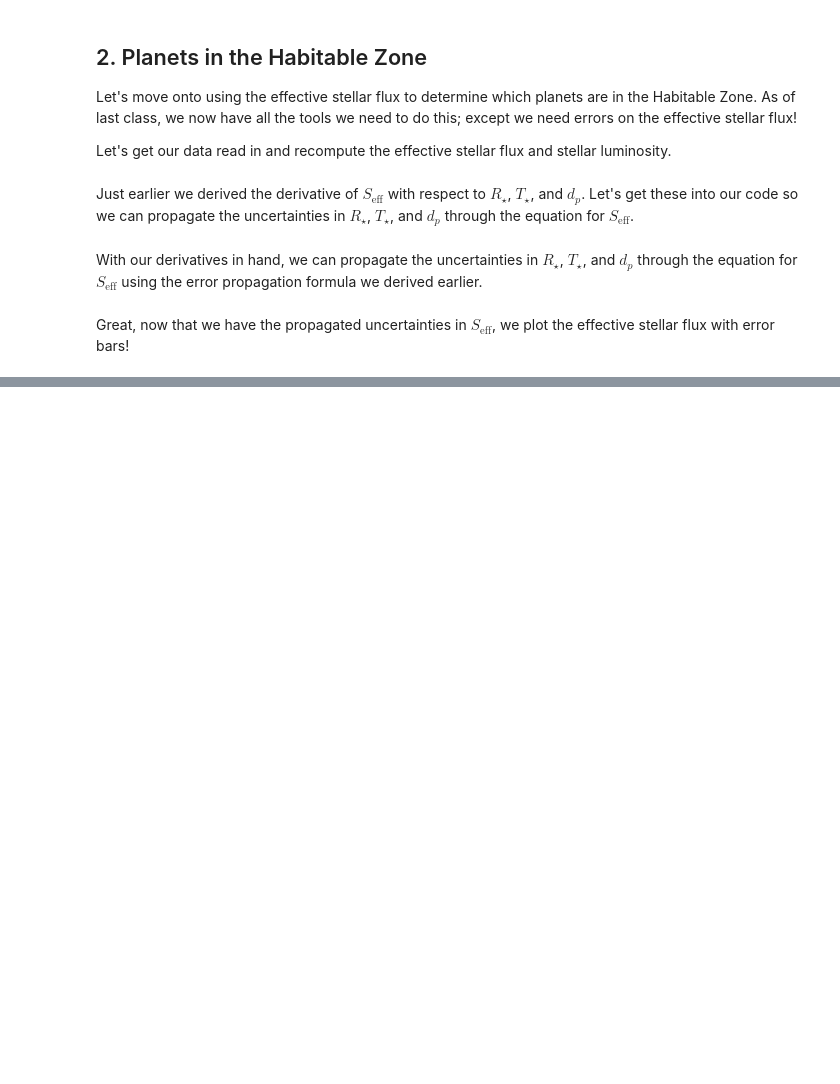
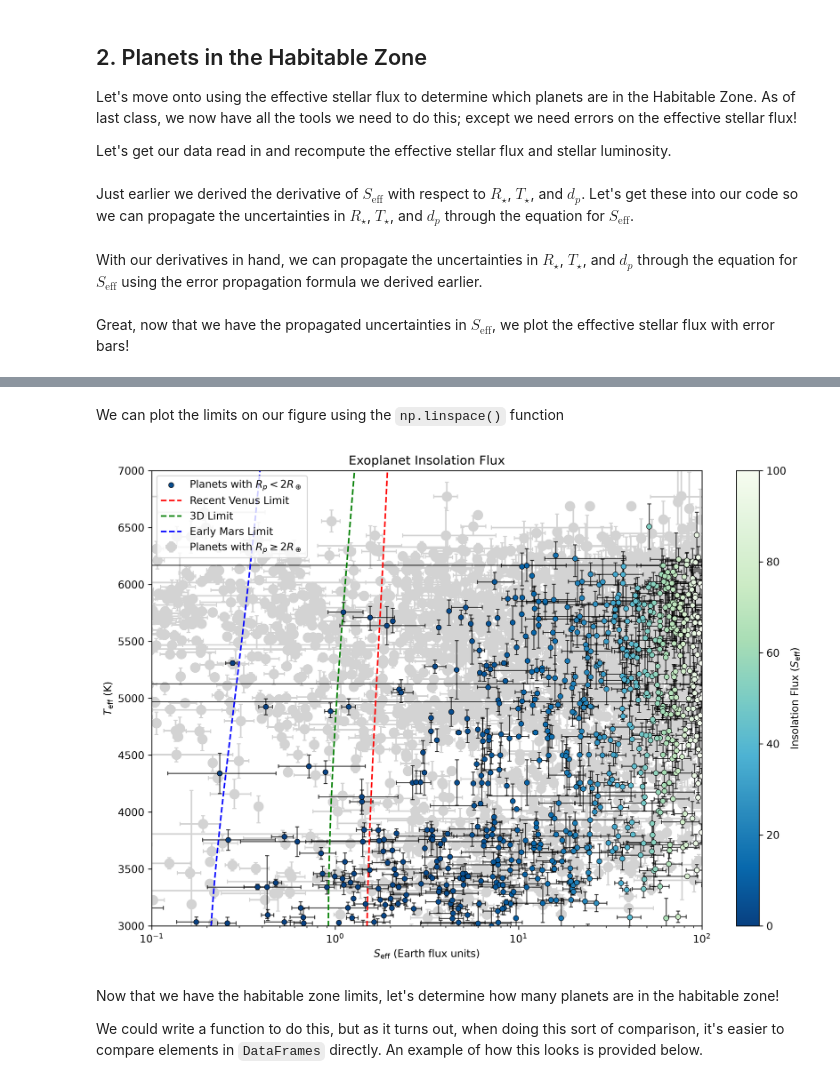
Before and after one commit to Shockblack/ASTRO3301, a Jupyter notebook: 03_Adding_Confidence.ipynb, the cells around one changed output, grey strips where cells are left out. Drawn from its saved outputs; the diff is of its cells as text; code cells hidden in the pictures; blank space fills up the shorter version.

```diff
--- a/03_Adding_Confidence.ipynb
+++ b/03_Adding_Confidence.ipynb
@@ -158,0 +252,65 @@ Great, now that we have the propagated uncertainties in $S_\text{eff}$, we plot
+# %% [markdown]
+We can plot the limits on our figure using the `np.linspace()` function
+# %%
+# Recall, np.linspace(start, stop, num) generates num evenly spaced samples,
+# calculated over the interval [start, stop].
+teff_line = np.linspace(2600, 7200, 1000)
+
+# Calculate the habitable zone limits for the range of effective temperatures
+recent_venus_line = hz_limit(teff_line, recent_venus_consts[0], recent_venus_consts[1], recent_venus_consts[2], recent_venus_consts[3])
+three_d_line = hz_limit(teff_line, *three_d_consts) # This is equivalent to hz_limit(teff_line, three_d_consts[0], three_d_consts[1], three_d_consts[2], three_d_consts[3])
+early_mars_line = hz_limit(teff_line, *early_mars_consts)
+
+
+# Specify the size and resolution of our figure
+plt.figure(figsize=(12, 8), dpi=300) # figsize is in inches, dpi is dots per inch
+
+# This plots the planets with radii >= 2 Earth radii as larger, light gray points
+plt.errorbar(nea_df[~idx]['S_eff'], nea_df[~idx]['st_teff'],
+            xerr=[nea_df[~idx]['S_eff_err_minus'], nea_df[~idx]['S_eff_err_plus']],
+            yerr=[-1*nea_df[~idx]['st_tefferr2'], nea_df[~idx]['st_tefferr1']],
+            capsize=2, fmt='o', ecolor='lightgray', #ecolor is the color of the error bars
+            color='lightgray', markersize=9,
+            zorder=1, # zorder is the order in which points are plotted. Higher zorder points will be plotted on top of lower zorder points.
+            label = r'Planets with $R_p \geq 2 R_\oplus$') # label is used to label the points in the legend
+
+
+# This plots the planets with radii < 2 Earth radii as smaller, black points
+plt.errorbar(nea_df[idx]['S_eff'], nea_df[idx]['st_teff'],
+            xerr=[nea_df[idx]['S_eff_err_minus'], nea_df[idx]['S_eff_err_plus']],
+            yerr=[-1*nea_df[idx]['st_tefferr2'], nea_df[idx]['st_tefferr1']],
+            capsize=2, fmt='o', ecolor='black', elinewidth=1, #elinewidth is the width of the error bars
+            color='black', markersize=2, alpha=0.7,
+            zorder=2)
+
+# Plot colormapped scatter points on top of the error bars for the planets with radii < 2 Earth radii
+# The reason why this is separate is because we want to use a colormap, but cannot do so
+plt.scatter(nea_df[idx]['S_eff'], nea_df[idx]['st_teff'],
+            c=nea_df[idx]['S_eff'], cmap='GnBu_r',
+            s=25, marker='o', vmin=0, vmax=100, zorder=3,
+            edgecolor='black', linewidth=0.5,
+            label = r'Planets with $R_p < 2 R_\oplus$')
+
+plt.plot(recent_venus_line, teff_line, color='red', linestyle='--', label='Recent Venus Limit')
+plt.plot(three_d_line, teff_line, color='green', linestyle='--', label='3D Limit')
+plt.plot(early_mars_line, teff_line, color='blue', linestyle='--', label='Early Mars Limit')
+#Add a legend to the plot
+plt.legend()
+
+# Note the dollar signs for LaTeX math mode
+plt.xlabel(r'$S_{\rm eff}$ (Earth flux units)')
+plt.ylabel(r'$T_{\rm eff}$ (K)')
+plt.title('Exoplanet Insolation Flux')
+plt.xscale('log')
+plt.yscale('linear')
+plt.colorbar(label=r'Insolation Flux ($S_{\rm eff}$)')
+plt.xlim(0.1, 100)
+plt.ylim(3000, 7000)
+
+plt.show()
+# %% [output]
+[figure, added]
+# %% [markdown]
+Now that we have the habitable zone limits, let's determine how many planets are in the habitable zone!
+
+We could write a function to do this, but as it turns out, when doing this sort of comparison, it's easier to compare elements in `DataFrames` directly. An example of how this looks is provided below.
```
Also changed, not shown: parts of 12 cells of this notebook.
